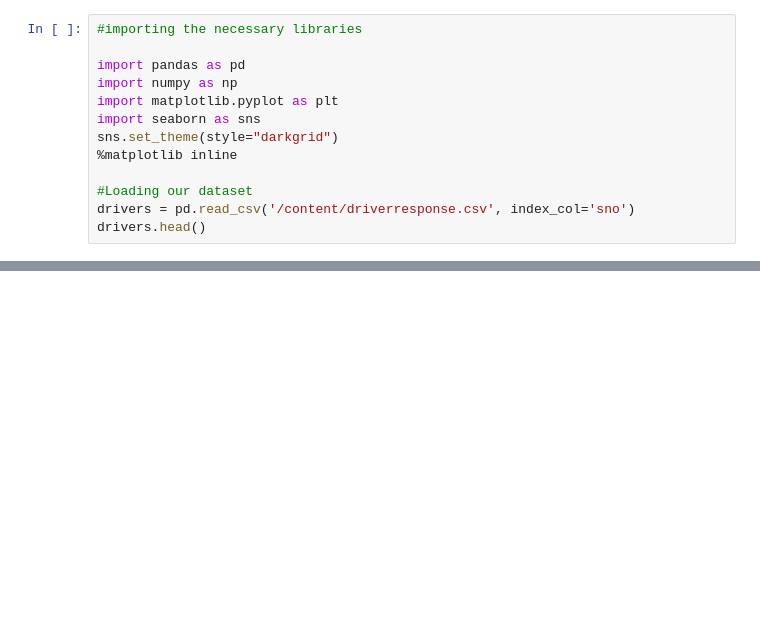
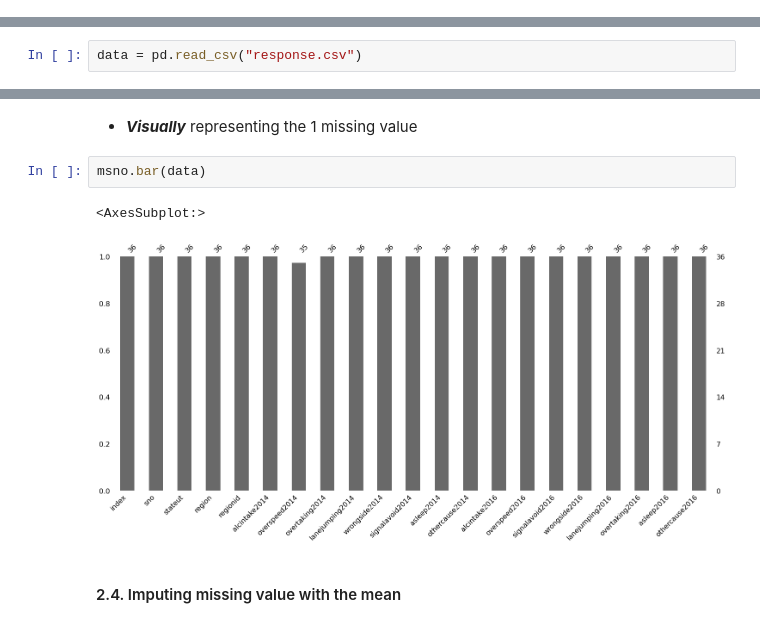
Before and after one commit to Ehizson/HDSC-W2023-Projects-7, a Jupyter notebook: Team_Optuna_Project.ipynb, the cells around one changed output, grey strips where cells are left out. Cells and saved outputs as stored; diff of their text form; blank space fills up the shorter version.

```diff
--- a/Team_Optuna_Project.ipynb
+++ b/Team_Optuna_Project.ipynb
@@ -29,13 +0,0 @@ This dataset contains region wise records of road accidents from 2014 to 2016 in
-# %%
-#importing the necessary libraries
-
-import pandas as pd
-import numpy as np
-import matplotlib.pyplot as plt
-import seaborn as sns
-sns.set_theme(style="darkgrid")
-%matplotlib inline
-
-#Loading our dataset
-drivers = pd.read_csv('/content/driverresponse.csv', index_col='sno')
-drivers.head()
@@ -409,0 +54,2 @@ Name: stateut, dtype: object
+# %%
+data = pd.read_csv("response.csv")
@@ -409,0 +112,9 @@ Name: stateut, dtype: object
+# %% [markdown]
+- ***Visually*** representing the 1 missing value
+# %%
+msno.bar(data)
+# %% [output]
+<AxesSubplot:>
+[figure, added]
+# %% [markdown]
+#### 2.4. Imputing missing value with the mean
```
Also changed, not shown: parts of 209 cells of this notebook.
